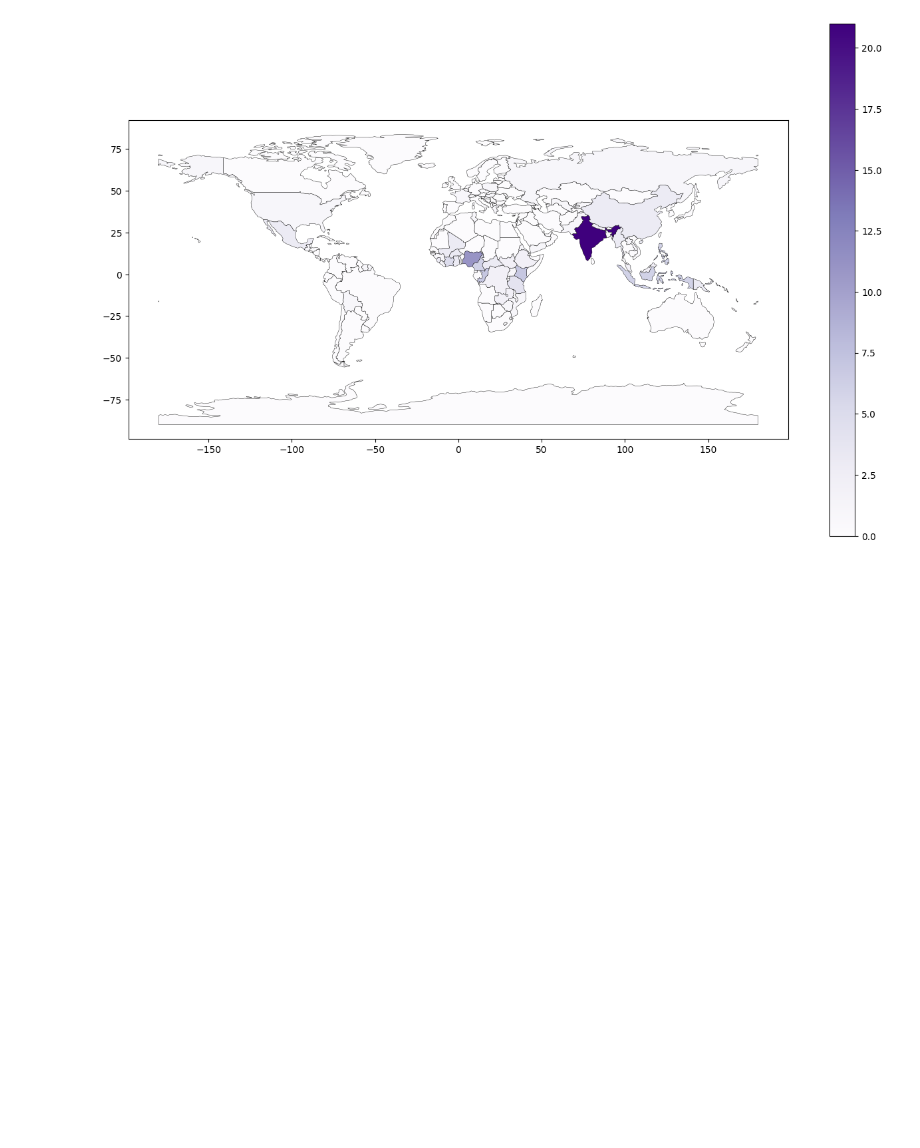
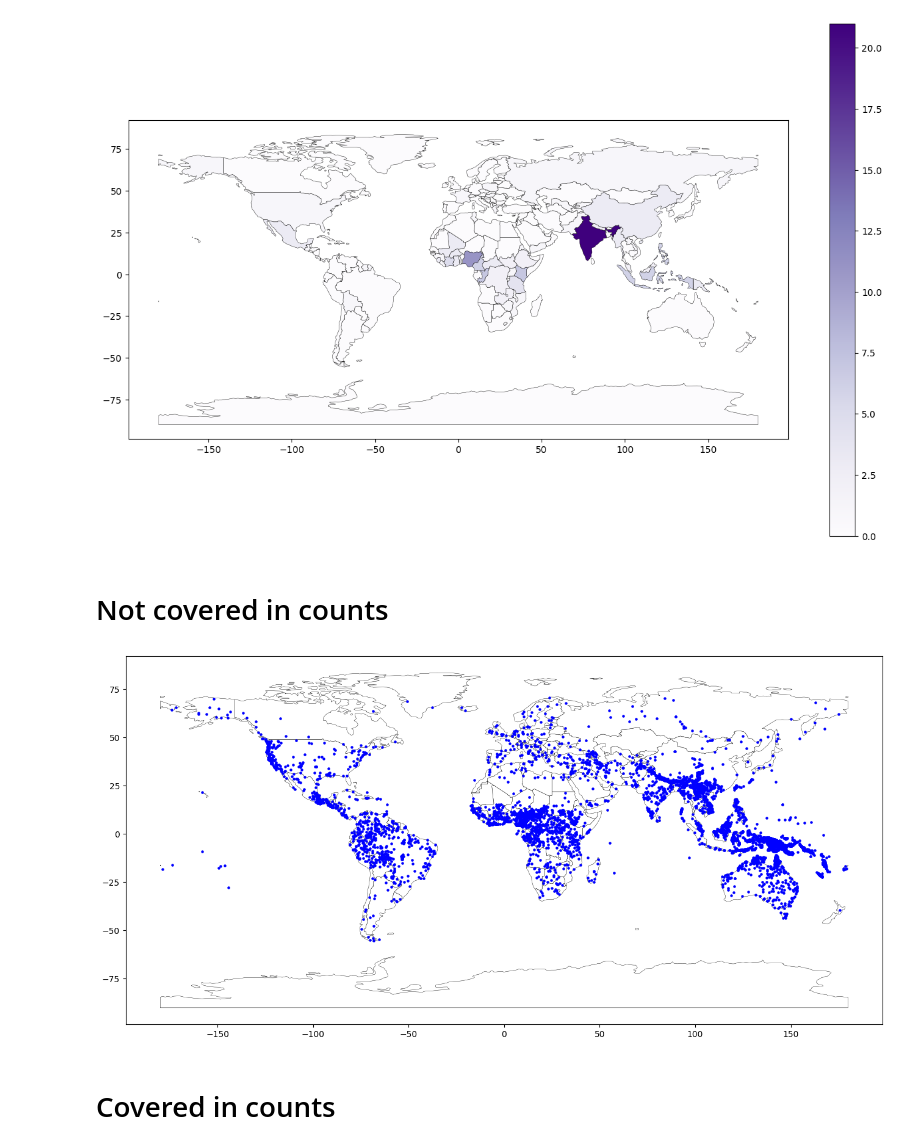
Before and after one commit to giuliaok/EQUATE, a Jupyter notebook: first_equate_counts.ipynb, the cells around one changed output. Saved outputs shown, nothing was run; the diff lists cells and outputs as text; code cells hidden in the pictures; blank space fills up the shorter version.

```diff
--- a/first_equate_counts.ipynb
+++ b/first_equate_counts.ipynb
@@ -166,3 +167,26 @@ For example, when doing 'df[col].method(value, inplace=True)', try using 'df.met
   countries_gdf['count'].fillna(0, inplace=True)
 <Axes: >
 [figure]
+# %% [markdown]
+# Not covered in counts
+# %%
+rows_to_remove = glottolog_data['glottocode'].isin(data['Glottocode (Glottolog)'])
+non_counted = glottolog_data[~rows_to_remove]
+non_counted_languages = non_counted[non_counted['level'] != 'dialect']
+non_counted_languages = non_counted_languages.dropna(subset = ['latitude', 'longitude'])
+# %%
+points = non_counted_languages.apply(lambda r: Point(r.longitude, r.latitude), axis=1)
+gdb_non_counted = geopandas.GeoDataFrame(non_counted_languages.assign(geometry=points), \
+                        crs={'init' :'epsg:4326'})
+xys_non_counted = gdb_non_counted['geometry'].apply(lambda pt: pd.Series({'x': pt.x, 'y': pt.y}))
+gdb_non_counted['x'] = xys_non_counted['x']
+gdb_non_counted['y'] = xys_non_counted['y']
+# %%
+fig, ax = plt.subplots(figsize=(16, 10))
+worldmap.plot(color="white", edgecolor = 'black',ax=ax, linewidth=0.3)
+gdb_non_counted.plot(ax=ax, color = 'blue', markersize = 5)
+plt.show()
+# %% [output]
+[figure, added]
+# %% [markdown]
+# Covered in counts
```
Also changed, not shown: parts of 19 cells of this notebook.
